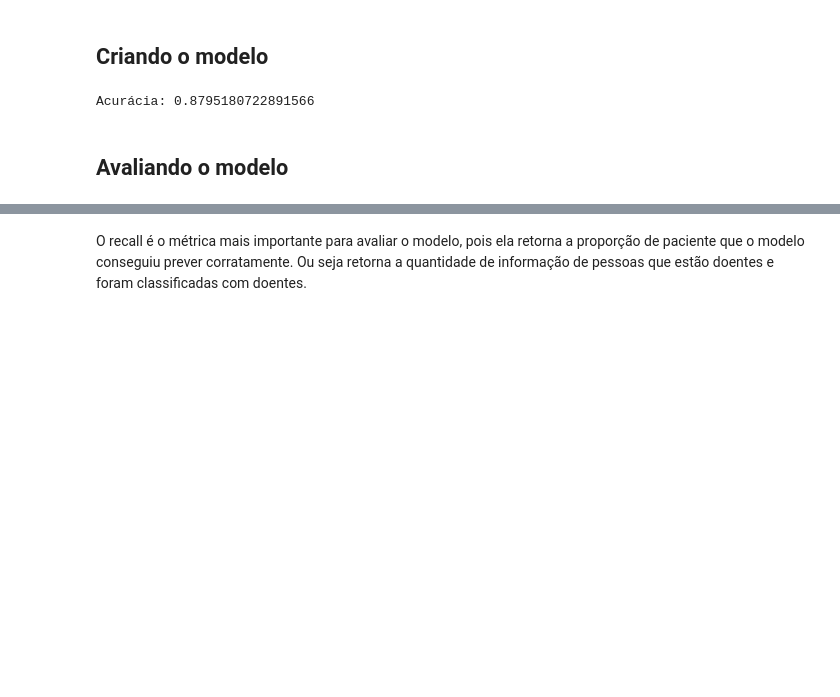
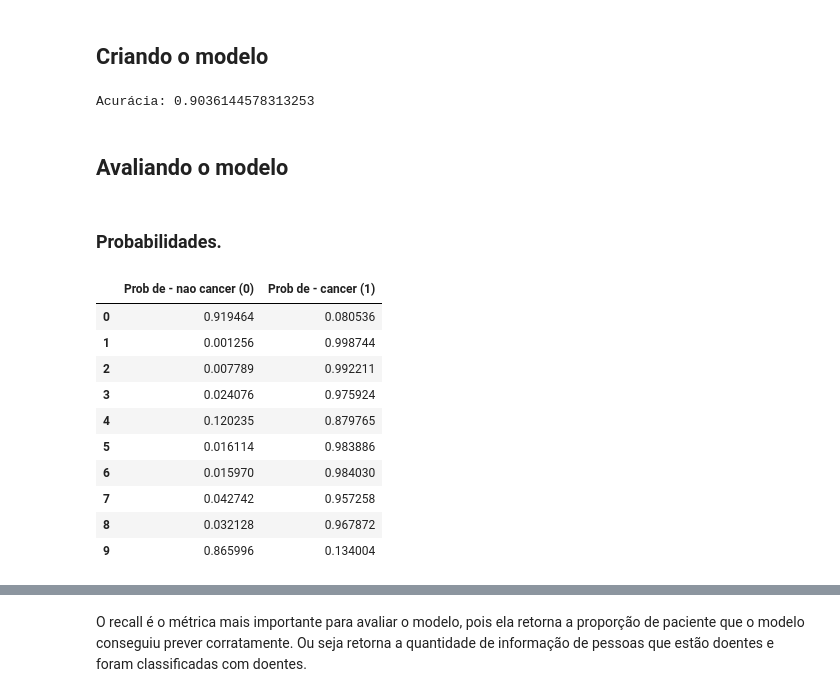
Before and after one commit to TutuBraz/Prediction_of_a_patient_having_lung_cancer, a Jupyter notebook: dataset/Prediction_of_a_patient_having_lung_cancer.ipynb, the cells around one changed output, grey strips where cells are left out. Saved outputs shown, nothing was run; the diff lists cells and outputs as text; code cells hidden in the pictures; blank space fills up the shorter version.

```diff
--- a/dataset/Prediction_of_a_patient_having_lung_cancer.ipynb
+++ b/dataset/Prediction_of_a_patient_having_lung_cancer.ipynb
@@ -63,7 +63,7 @@ df_cancer_x_minmax = pd.DataFrame(min_max_scaler.fit_transform(df_cancer_x))
 df_cancer_y = df_cancer[df_cancer.columns[-1]]
 # %%
 #dividindo em treino e teste para normalização standard
-x_train, x_test, y_train, y_test = train_test_split(df_cancer_x_standard, df_cancer_y, train_size=0.7, random_state=0)
+x_train, x_test, y_train, y_test = train_test_split(df_cancer_x, df_cancer_y, train_size=0.7, random_state=0)
 
 lr_model = LogisticRegression()
 
@@ -74,6 +74,26 @@ y_pred = lr_model.predict(x_test)
 r_sq = lr_model.score(x_test, y_test)
 print('Acurácia:', r_sq)
 # %% [output]
-Acurácia: 0.8795180722891566
+Acurácia: 0.9036144578313253
 # %% [markdown]
 ## Avaliando o modelo
+# %% [markdown]
+### Probabilidades.
+# %%
+y_pred_prob = lr_model.predict_proba(x_test)[0:10]
+
+y_pred_prob_df = pd.DataFrame(data=y_pred_prob, columns=['Prob de - nao cancer (0)', 'Prob de - cancer (1)'])
+
+y_pred_prob_df
+# %% [output]
+|  | Prob de - nao cancer (0) | Prob de - cancer (1) |
+| 0 | 0.919464 | 0.080536 |
+| 1 | 0.001256 | 0.998744 |
+| 2 | 0.007789 | 0.992211 |
+| 3 | 0.024076 | 0.975924 |
+| 4 | 0.120235 | 0.879765 |
+| 5 | 0.016114 | 0.983886 |
+| 6 | 0.015970 | 0.984030 |
+| 7 | 0.042742 | 0.957258 |
+| 8 | 0.032128 | 0.967872 |
+| 9 | 0.865996 | 0.134004 |
```
Also changed, not shown: parts of 19 cells of this notebook.
